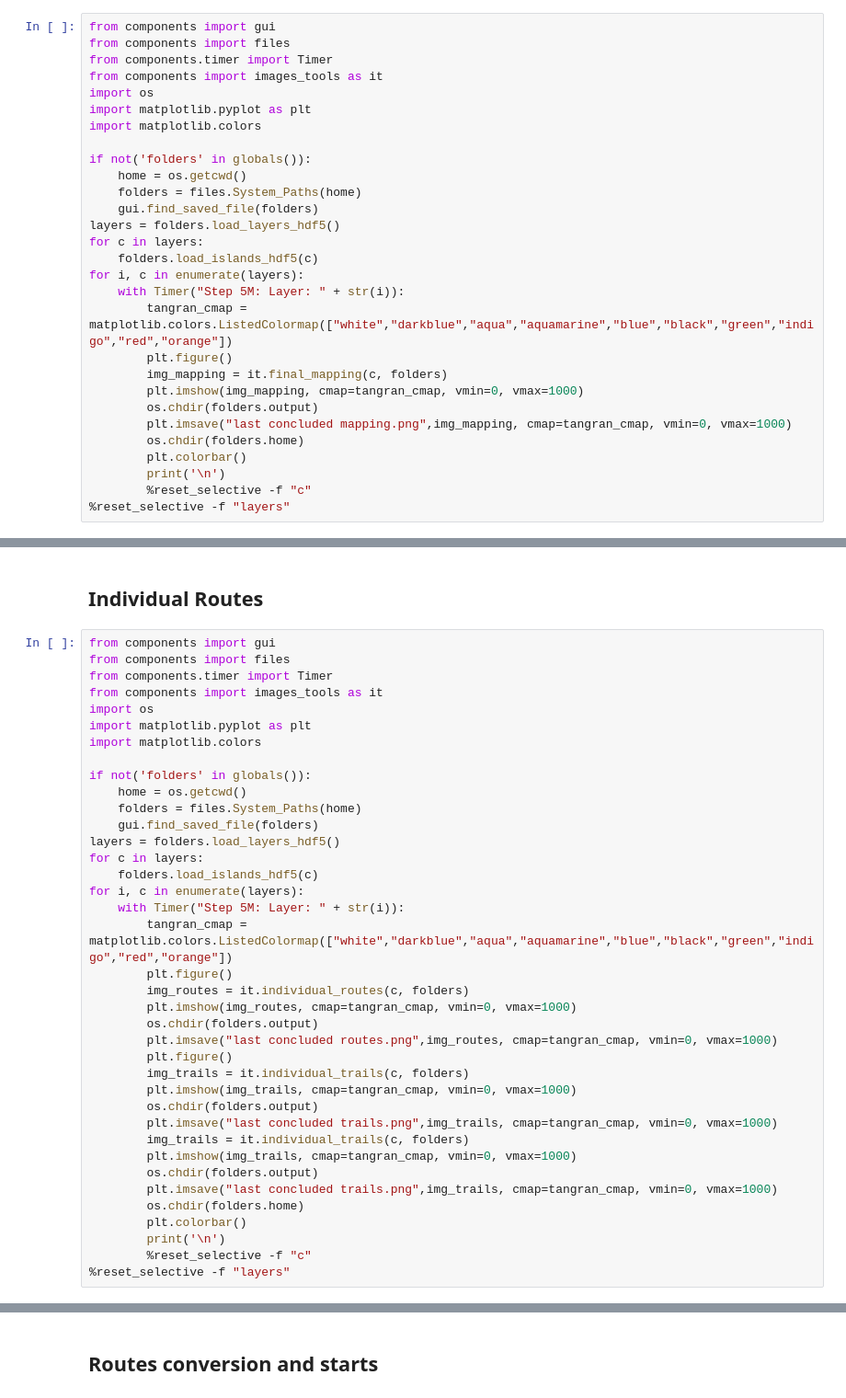
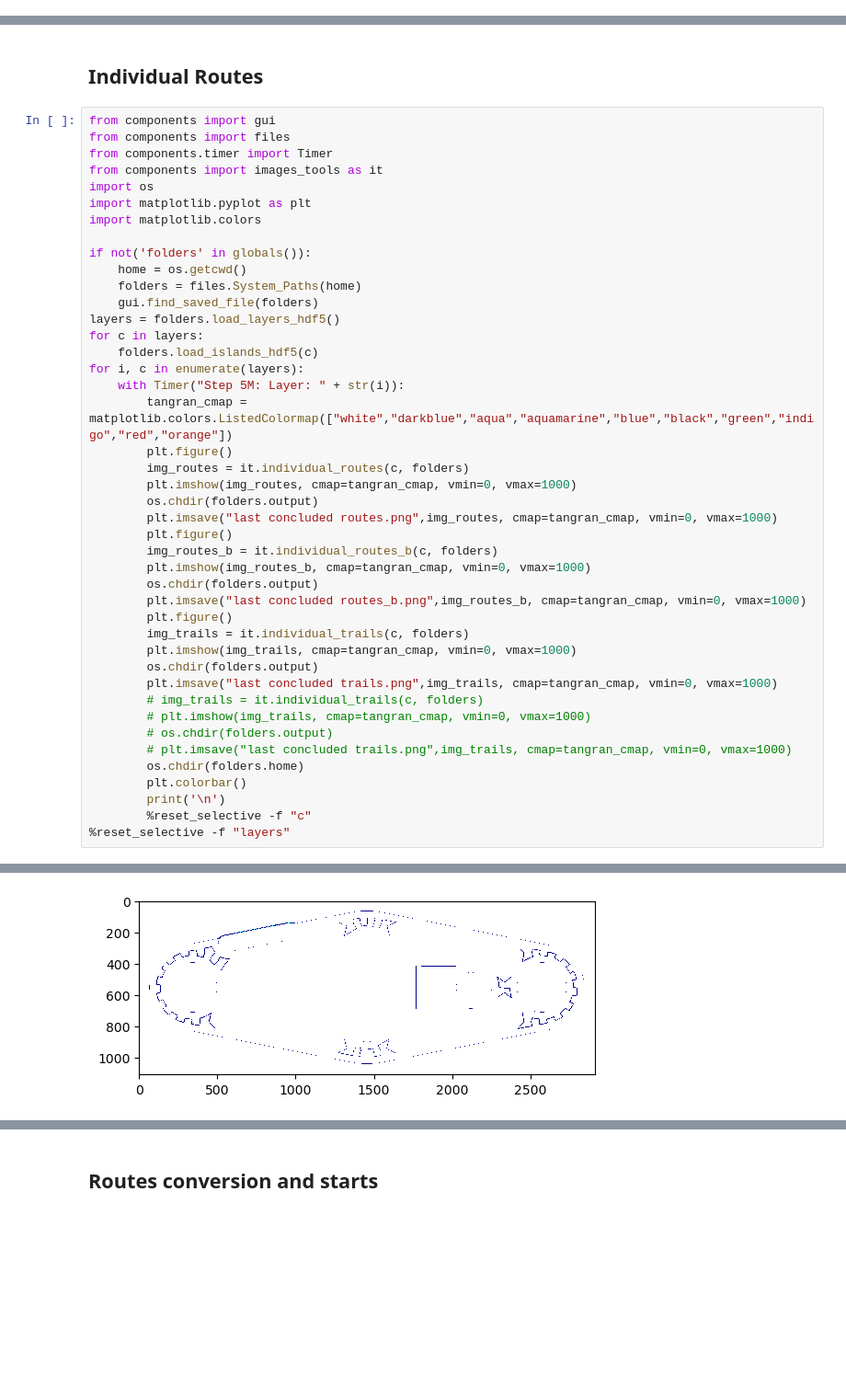
Before and after one commit to machipanski/DED-IM, a Jupyter notebook: main.ipynb, the cells around one changed output, grey strips where cells are left out. Shown at 92% size. Saved outputs shown, nothing was run; the diff lists cells and outputs as text; blank space fills up the shorter version.

Commit message:
added graphs for different areas, oppening a path for different priorization of area sequencies

```diff
--- a/main.ipynb
+++ b/main.ipynb
@@ -253,32 +249,3 @@ Starting -> Step 5M: Layer: 0
-# %%
-from components import gui
-from components import files
-from components.timer import Timer
-from components import images_tools as it
-import os
-import matplotlib.pyplot as plt
-import matplotlib.colors
-
-if not('folders' in globals()):
-    home = os.getcwd()
-    folders = files.System_Paths(home)
-    gui.find_saved_file(folders)
-layers = folders.load_layers_hdf5()
-for c in layers:
-    folders.load_islands_hdf5(c)
-for i, c in enumerate(layers):
-    with Timer("Step 5M: Layer: " + str(i)):
-        tangran_cmap = matplotlib.colors.ListedColormap(["white","darkblue","aqua","aquamarine","blue","black","green","indigo","red","orange"])
-        plt.figure()
-        img_mapping = it.final_mapping(c, folders)
-        plt.imshow(img_mapping, cmap=tangran_cmap, vmin=0, vmax=1000)
-        os.chdir(folders.output)
-        plt.imsave("last concluded mapping.png",img_mapping, cmap=tangran_cmap, vmin=0, vmax=1000)
-        os.chdir(folders.home)
-        plt.colorbar()
-        print('\n')
-        %reset_selective -f "c"
-%reset_selective -f "layers"
 # %% [markdown]
 # Path Plannig
 # %% [markdown]
@@ -430,14 +412,19 @@ for i, c in enumerate(layers):
         os.chdir(folders.output)
         plt.imsave("last concluded routes.png",img_routes, cmap=tangran_cmap, vmin=0, vmax=1000)
         plt.figure()
+        img_routes_b = it.individual_routes_b(c, folders)
+        plt.imshow(img_routes_b, cmap=tangran_cmap, vmin=0, vmax=1000)
+        os.chdir(folders.output)
+        plt.imsave("last concluded routes_b.png",img_routes_b, cmap=tangran_cmap, vmin=0, vmax=1000)
+        plt.figure()
         img_trails = it.individual_trails(c, folders)
         plt.imshow(img_trails, cmap=tangran_cmap, vmin=0, vmax=1000)
         os.chdir(folders.output)
         plt.imsave("last concluded trails.png",img_trails, cmap=tangran_cmap, vmin=0, vmax=1000)
-        img_trails = it.individual_trails(c, folders)
-        plt.imshow(img_trails, cmap=tangran_cmap, vmin=0, vmax=1000)
-        os.chdir(folders.output)
-        plt.imsave("last concluded trails.png",img_trails, cmap=tangran_cmap, vmin=0, vmax=1000)
+        # img_trails = it.individual_trails(c, folders)
+        # plt.imshow(img_trails, cmap=tangran_cmap, vmin=0, vmax=1000)
+        # os.chdir(folders.output)
+        # plt.imsave("last concluded trails.png",img_trails, cmap=tangran_cmap, vmin=0, vmax=1000)
         os.chdir(folders.home)
         plt.colorbar()
         print('\n')
@@ -450,0 +438 @@ IndexError: list index out of range
+[figure, added]
```
Also changed, not shown: parts of 9 cells of this notebook, 17 other files.
